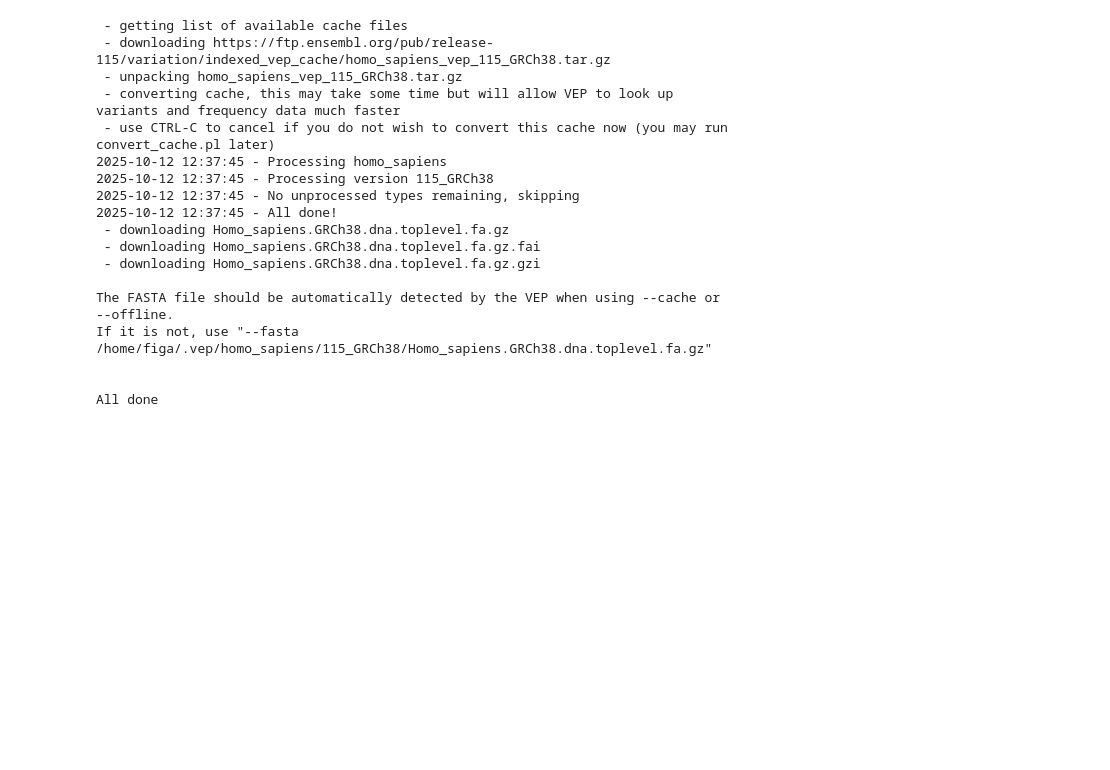
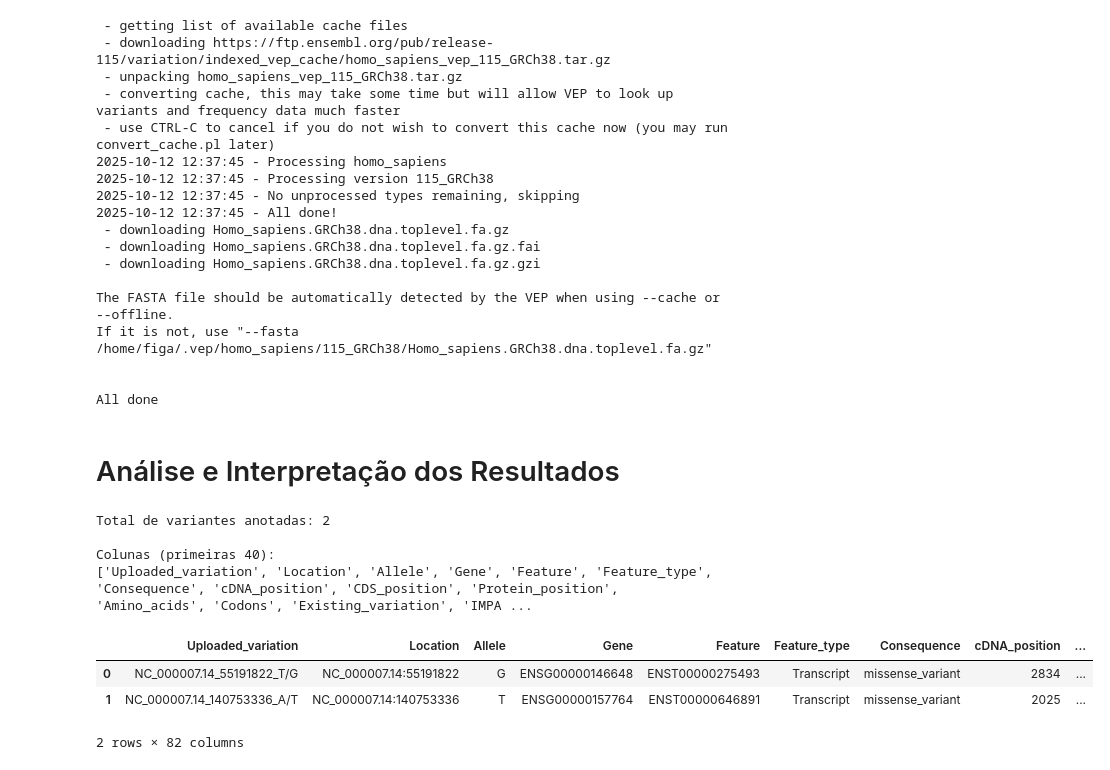
Before and after one commit to Caiofiga/Metagenomics-Course, a Jupyter notebook: Atividade_Complementar/AtividadeComplementar.ipynb, the cells around one changed output. Cells and saved outputs as stored; diff of their text form; code cells hidden in the pictures; blank space fills up the shorter version.

```diff
--- a/Atividade_Complementar/AtividadeComplementar.ipynb
+++ b/Atividade_Complementar/AtividadeComplementar.ipynb
@@ -211,0 +211,44 @@ vep -i gatk/patient-marfan-syndrom-host-variants.vcf.gz \
+# %% [markdown]
+# Análise e Interpretação dos Resultados
+# %%
+import pandas as pd
+import numpy as np
+from io import StringIO
+
+# Robustly load VEP TSV so the header (the line starting with a single '#') is preserved
+vep_path = 'vep/caso3-tumor-pulmonar-host-variants.vep.tsv'
+with open(vep_path, 'r', encoding='utf-8') as fh:
+    lines = fh.readlines()
+
+# Find the header line that starts with a single '#'<not with '##'>
+header_idx = None
+for i, line in enumerate(lines):
+    if line.startswith('#') and not line.startswith('##'):
+        header_idx = i
+        break
+
+if header_idx is None:
+    # Fallback: try simple read (may fail if header was commented)
+    vep_df = pd.read_csv(vep_path, sep='\t', comment='#')
+else:
+    header_line = lines[header_idx].lstrip('#').strip()
+    headers = header_line.split('\t')
+    data = ''.join(lines[header_idx+1:])
+    vep_df = pd.read_csv(StringIO(data), sep='\t', names=headers, header=None)
+
+# Summary
+print(f"Total de variantes anotadas: {len(vep_df)}")
+print('\nColunas (primeiras 40):')
+print(list(vep_df.columns)[:40])
+
+# Show first rows
+vep_df.head(3)
+# %% [output]
+Total de variantes anotadas: 2
+
+Colunas (primeiras 40):
+['Uploaded_variation', 'Location', 'Allele', 'Gene', 'Feature', 'Feature_type', 'Consequence', 'cDNA_position', 'CDS_position', 'Protein_position', 'Amino_acids', 'Codons', 'Existing_variation', 'IMPA ...
+|  | Uploaded_variation | Location | Allele | Gene | Feature | Feature_type | Consequence | cDNA_position | ... |
+| 0 | NC_000007.14_55191822_T/G | NC_000007.14:55191822 | G | ENSG00000146648 | ENST00000275493 | Transcript | missense_variant | 2834 | ... |
+| 1 | NC_000007.14_140753336_A/T | NC_000007.14:140753336 | T | ENSG00000157764 | ENST00000646891 | Transcript | missense_variant | 2025 | ... |
+2 rows × 82 columns
```
Also changed, not shown: parts of 9 cells of this notebook.
